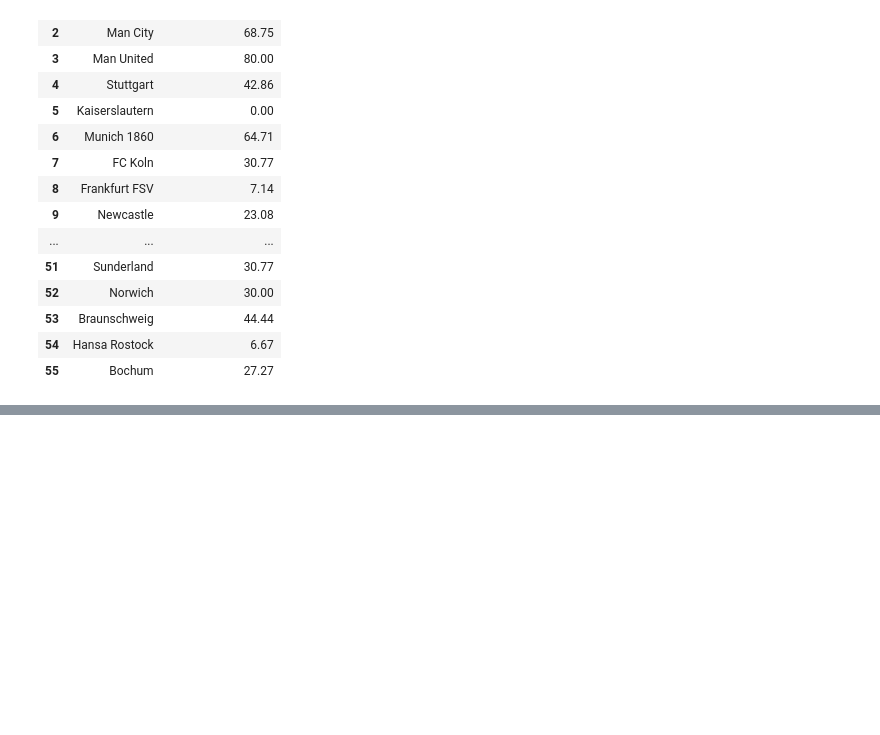
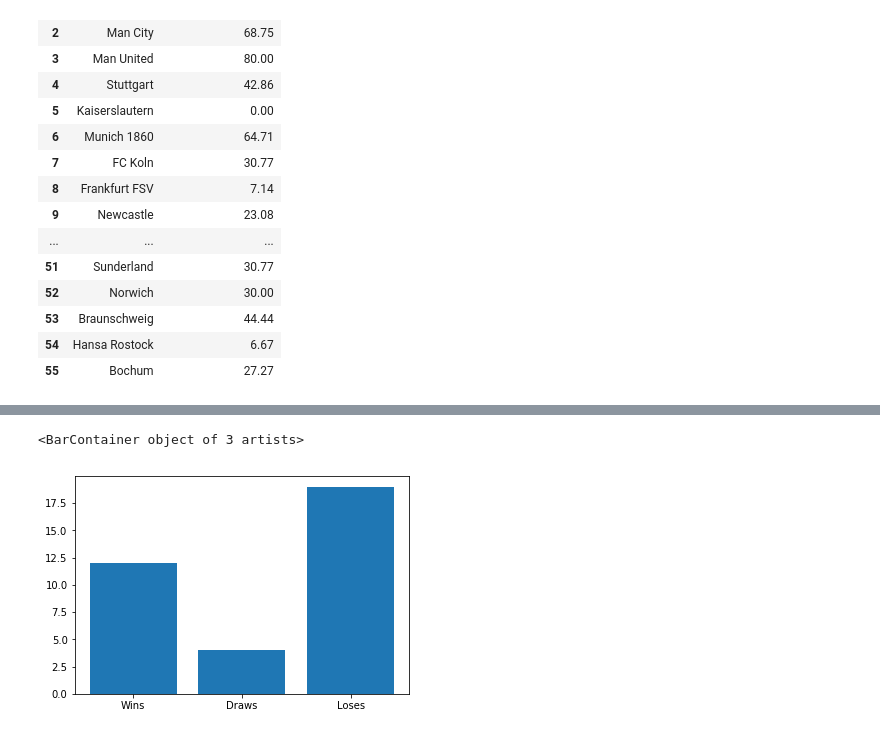
Before and after one commit to erikajane/Soccer_in_the_Rain, a Jupyter notebook: OOP Work.ipynb, the cells around one changed output, grey strips where cells are left out. Saved outputs shown, nothing was run; the diff lists cells and outputs as text; code cells hidden in the pictures; blank space fills up the shorter version.

```diff
--- a/OOP Work.ipynb
+++ b/OOP Work.ipynb
@@ -186,0 +283,20 @@ test1.get_rain_win_percentage(Matches_2011_df)
+# %%
+def create_histogram(ind):
+    hist=None
+    data = Stats_df.iloc[ind].to_dict()
+    x_values = list(data.keys())[2:]
+    y_values = list(data.values())[2:]
+
+    hist = plt.bar(x_values, y_values)
+    #plt.title(list(data.values())[0] + ' 2011 Season Stats')
+    #return hist
+    #print(ind)
+    #print(data)
+    #print(x_values)
+    #print(y_values)
+    return hist
+# %%
+create_histogram(1)
+# %% [output]
+<BarContainer object of 3 artists>
+[figure, added]
```
Also changed, not shown: parts of 13 cells of this notebook, 1 other file.
